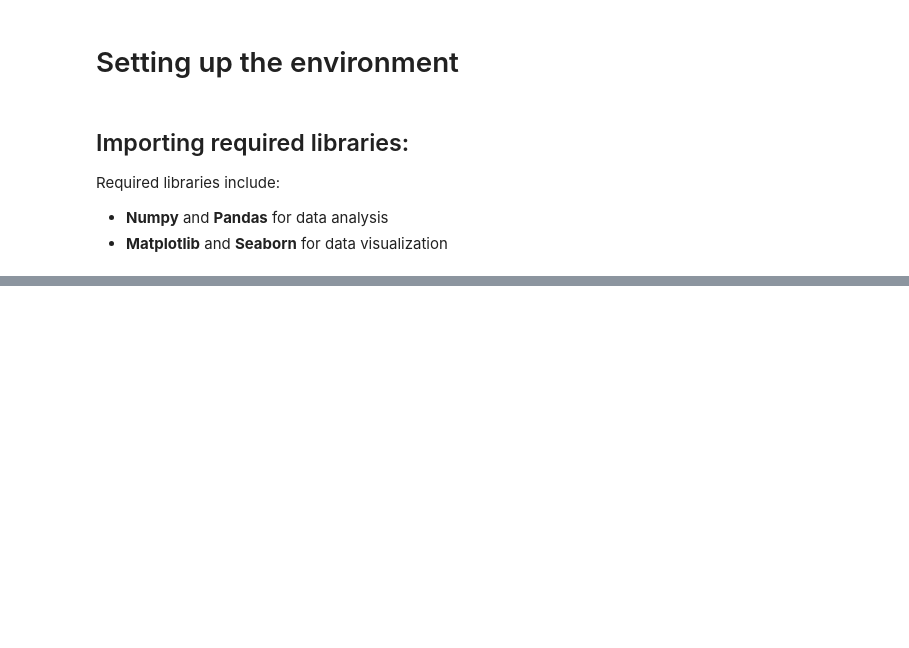
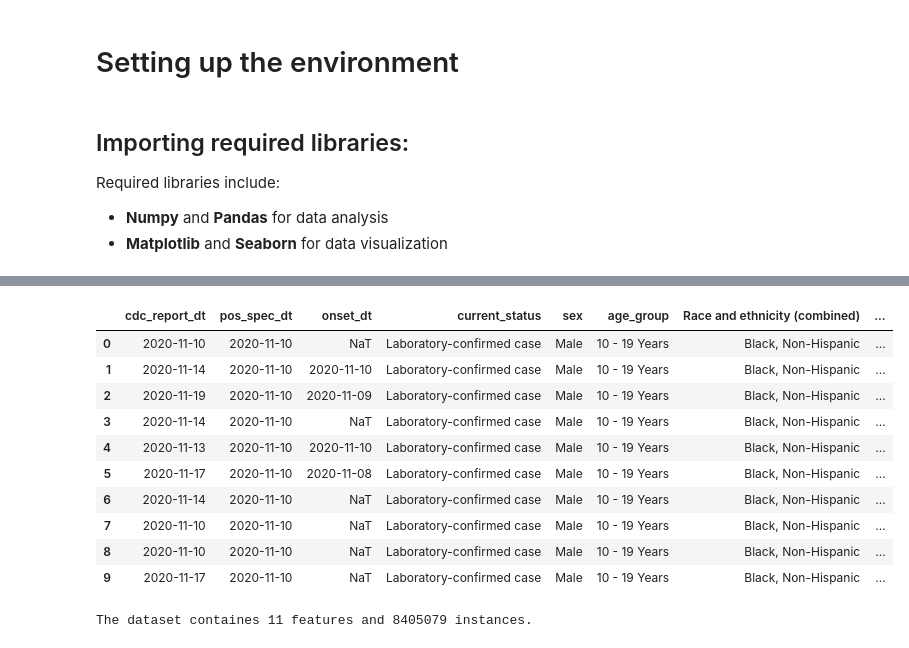
Before and after one commit to babakmahmoudian/ADS-ML, a Jupyter notebook: ml.ipynb, the cells around one changed output, grey strips where cells are left out. Saved outputs shown, nothing was run; the diff lists cells and outputs as text; code cells hidden in the pictures; blank space fills up the shorter version.

```diff
--- a/ml.ipynb
+++ b/ml.ipynb
@@ -24,3 +24,2 @@ It contains the data for delays and cancelation of flights within US's airlines
 # %%
-df = pd.read_csv("./dataset/2018.csv")
-df.shape
+df = pd.read_csv("./dataset/covid.csv", parse_dates=[0, 1, 2])
@@ -39,0 +36,19 @@ Index(['FL_DATE', 'OP_CARRIER', 'OP_CARRIER_FL_NUM', 'ORIGIN', 'DEST',
+# %%
+df.head(10)
+# %% [output]
+|  | cdc_report_dt | pos_spec_dt | onset_dt | current_status | sex | age_group | Race and ethnicity (combined) | ... |
+| 0 | 2020-11-10 | 2020-11-10 | NaT | Laboratory-confirmed case | Male | 10 - 19 Years | Black, Non-Hispanic | ... |
+| 1 | 2020-11-14 | 2020-11-10 | 2020-11-10 | Laboratory-confirmed case | Male | 10 - 19 Years | Black, Non-Hispanic | ... |
+| 2 | 2020-11-19 | 2020-11-10 | 2020-11-09 | Laboratory-confirmed case | Male | 10 - 19 Years | Black, Non-Hispanic | ... |
+| 3 | 2020-11-14 | 2020-11-10 | NaT | Laboratory-confirmed case | Male | 10 - 19 Years | Black, Non-Hispanic | ... |
+| 4 | 2020-11-13 | 2020-11-10 | 2020-11-10 | Laboratory-confirmed case | Male | 10 - 19 Years | Black, Non-Hispanic | ... |
+| 5 | 2020-11-17 | 2020-11-10 | 2020-11-08 | Laboratory-confirmed case | Male | 10 - 19 Years | Black, Non-Hispanic | ... |
+| 6 | 2020-11-14 | 2020-11-10 | NaT | Laboratory-confirmed case | Male | 10 - 19 Years | Black, Non-Hispanic | ... |
+| 7 | 2020-11-10 | 2020-11-10 | NaT | Laboratory-confirmed case | Male | 10 - 19 Years | Black, Non-Hispanic | ... |
+| 8 | 2020-11-10 | 2020-11-10 | NaT | Laboratory-confirmed case | Male | 10 - 19 Years | Black, Non-Hispanic | ... |
+| 9 | 2020-11-17 | 2020-11-10 | NaT | Laboratory-confirmed case | Male | 10 - 19 Years | Black, Non-Hispanic | ... |
+# %%
+no_of_instances, no_of_features = df.shape
+print("The dataset containes %d features and %d instances." %(no_of_features, no_of_instances))
+# %% [output]
+The dataset containes 11 features and 8405079 instances.
```
Also changed, not shown: parts of 93 cells of this notebook.
